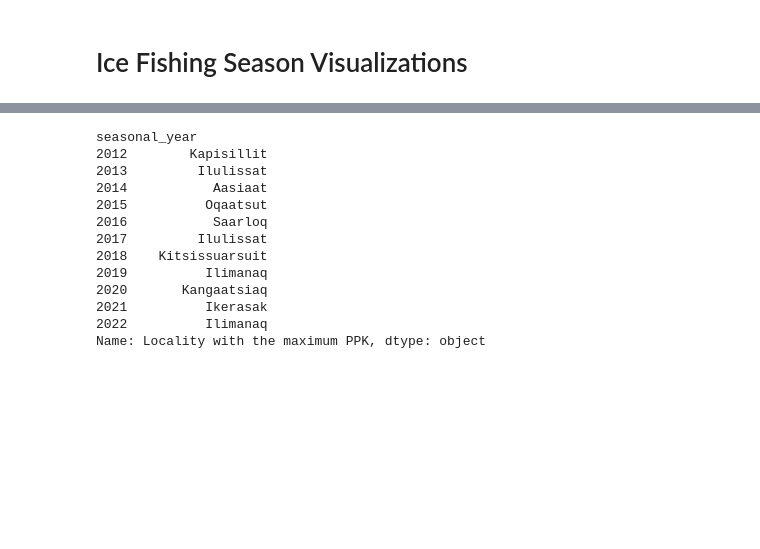
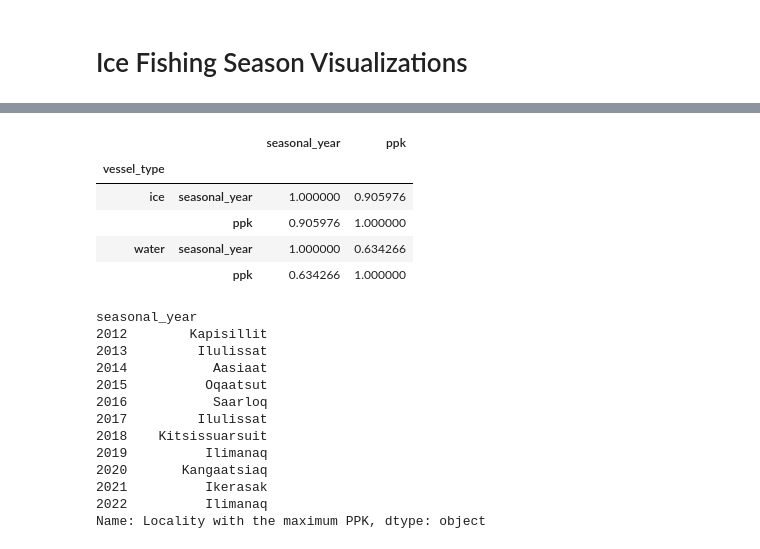
Before and after one commit to huntersnyder/seaicefishing, a Jupyter notebook: notebooks/03-stats_and_viz.ipynb, the cells around one changed output, grey strips where cells are left out. Cells and saved outputs as stored; diff of their text form; code cells hidden in the pictures; blank space fills up the shorter version.

```diff
--- a/notebooks/03-stats_and_viz.ipynb
+++ b/notebooks/03-stats_and_viz.ipynb
@@ -381,3 +405,14 @@ Text(0, 0.5, 'Greenland halibut price paid to fishers (DKK / kg)')
+# %%
+ppk_locality.groupby(
+    ["vessel_type", "seasonal_year"]
+).ppk.median().reset_index().groupby("vessel_type").corr()
+# %% [output]
+|  |  | seasonal_year | ppk |
+| vessel_type |  |  |  |
+| ice | seasonal_year | 1.000000 | 0.905976 |
+|  | ppk | 0.905976 | 1.000000 |
+| water | seasonal_year | 1.000000 | 0.634266 |
+|  | ppk | 0.634266 | 1.000000 |
 # %%
 (
     ppk_locality.set_index("sellers_locality")
```
Also changed, not shown: parts of 3 cells of this notebook.
